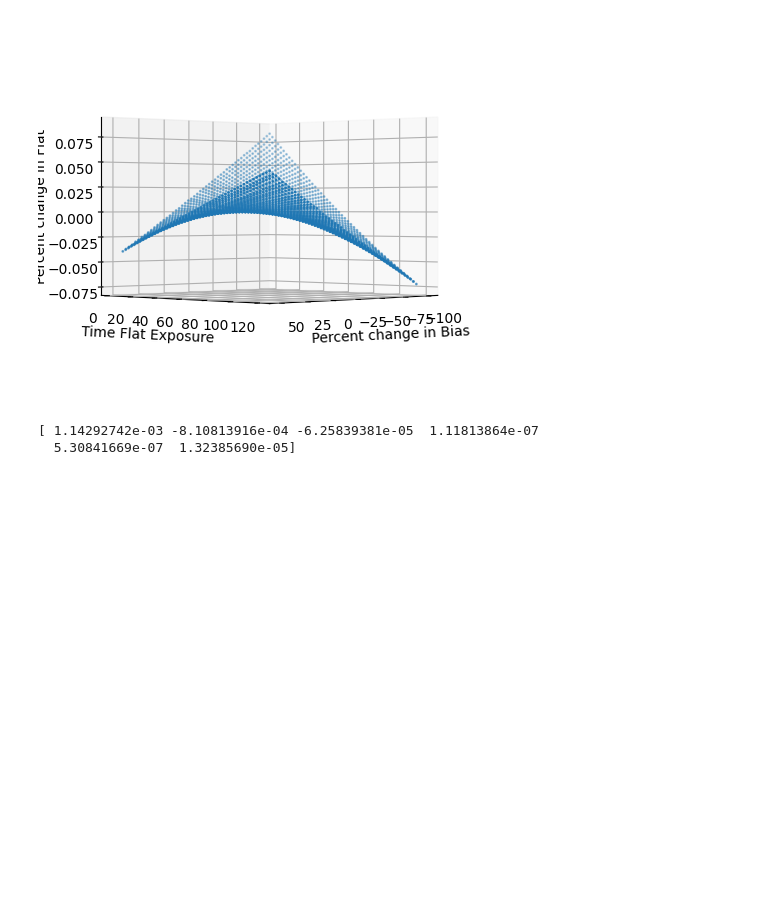
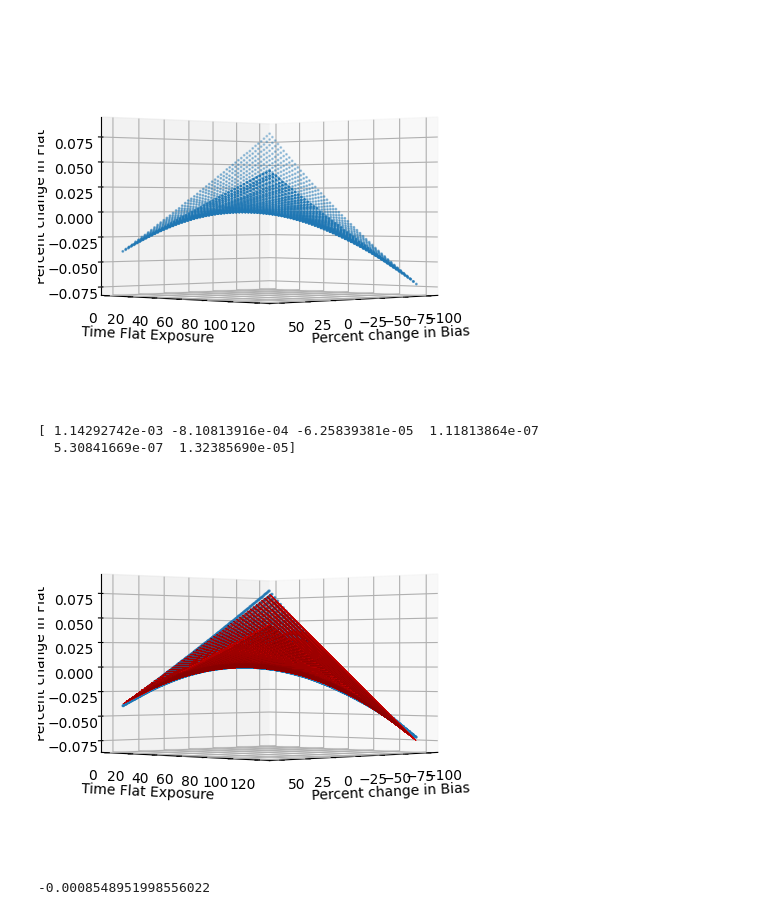
Before and after one commit to Voluptatemn/AstroResearch, a Jupyter notebook: BiasErrorProp.ipynb, the cells around one changed output. Cells and saved outputs as stored; diff of their text form; code cells hidden in the pictures; blank space fills up the shorter version.

```diff
--- a/BiasErrorProp.ipynb
+++ b/BiasErrorProp.ipynb
@@ -117,10 +117,7 @@ tf_plot_array_1 = []
 (50,)
 # %%
 # prop
-i = 0
 for b in bias_meas_mean_1:
-    i += 1
-    display(i)
     # bias measured in a 2d form with systematic error
     bias_meas = np.array([[np.random.normal(b, bias_err) for _ in range(column)] for _ in range(row)])
     # bias displacement in a 2d form
@@ -190,13 +187,19 @@ pred_flat_change = func((X, Y), *popt)
 # %%
 ax = plt.axes(projection='3d')
 # Adding data to our axes, 's=40' is to increase point size by 40
 ax.scatter3D(percent_change_in_bias_array, tf_plot_array, percent_change_in_flat_array, s=1)
 ax.plot_surface(X, Y, pred_flat_change, color='red', alpha=0.5)
 # Labelling your axes
 ax.set_xlabel('Percent change in Bias')
 ax.set_ylabel('Time Flat Exposure')
 ax.set_zlabel('Percent change in Flat')
-plt.show()
+ax.view_init(0, 45)
+# %% [output]
+[figure, added]
+# %%
+func((10, 60), *popt)
+# %% [output]
+-0.0008548951998556022
 # %%
 # # number of pixels in rows and columns, can change with the dimension of the CCD
 # rows = 100
```
Also changed, not shown: 1 other file.
